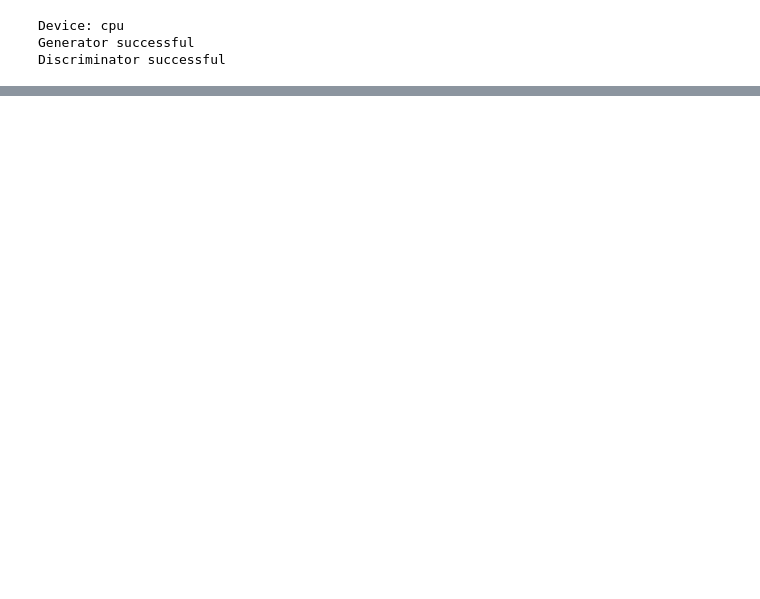
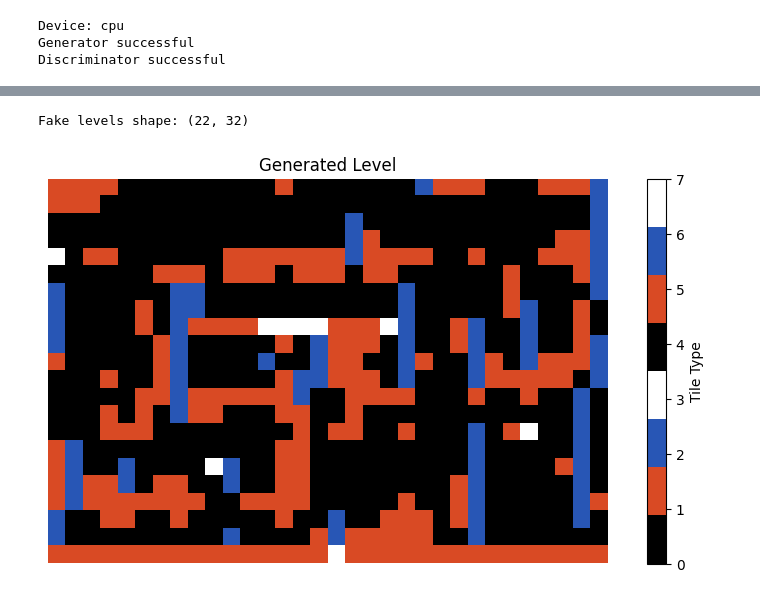
Before and after one commit to ogechi234/ogechi234.github.io, a Jupyter notebook: untitled11.ipynb, the cells around one changed output, grey strips where cells are left out. Drawn from its saved outputs; the diff is of its cells as text; code cells hidden in the pictures; blank space fills up the shorter version.

```diff
--- a/untitled11.ipynb
+++ b/untitled11.ipynb
@@ -351,7 +353,7 @@ Discriminator output shape: torch.Size([4, 1])
 loss_f = nn.BCEWithLogitsLoss()
 #opt algorithm, adjusts model wight based on calc gradients
 optmizer_gen = optim.Adam(gen.parameters(), lr=0.0002, betas=(0.5, 0.999))
-optimizer_disc = optim.Adam(disc.parameters(), lr=0.0002, betas=(0.5, 0.999))
+optimizer_disc = optim.Adam(disc.parameters(), lr=0.0001, betas=(0.5, 0.999))
 # %%
 
 # Training settings
@@ -421,8 +423,8 @@ for epoch in range(epochs):
     gen_loss.append(ep_gen_loss / len(tr_loader))
     disc_loss.append(ep_disc_loss / len(tr_loader))
 
-    # Print progress every 10 epochs
-    if (epoch + 1) % 10 == 0:
+    # Print progress every 1 epochs
+    if (epoch + 1) % 1 == 0:
         print(
             f"Epoch {epoch+1}/{epochs}, "
             f"Gen Loss: {gen_loss[-1]:.4f}, "
@@ -464,5 +481,4 @@ plt.show()
 # %%
-from numpy._core.fromnumeric import reshape
 gen.eval()
 #gradients not calc
 with torch.no_grad():
@@ -478,10 +494,27 @@ with torch.no_grad():
     fake_levels = reshape(fake_levels, (22, 32))
 
 print("Fake levels shape:", fake_levels.shape)
+# %% [output]
+Fake levels shape: (22, 32)
+# %%
+cc = [
+    "#000000", # black
+    "#D94A24", # reddy orange
+    "#2856B5",# blue
+    "#FFFFFF", # white
+    "#000000", # doubled cuz there are 8 tile types that each need a colour assigned but only want 4
+    "#D94A24",
+    "#2856B5",
+    "#FFFFFF",
+]
+
+cc = ListedColormap(cc)
 # %%
 plt.figure(figsize=(10, 5))
-plt.imshow(fake_levels, cmap="tab10", vmin=0, vmax=7)
+plt.imshow(fake_levels, cmap= cc, vmin=0, vmax=7)
 plt.colorbar(label="Tile Type")
 plt.axis("off")
 plt.title("Generated Level")
 plt.show()
+# %% [output]
+[figure, added]
```
Also changed, not shown: parts of 6 cells of this notebook.
